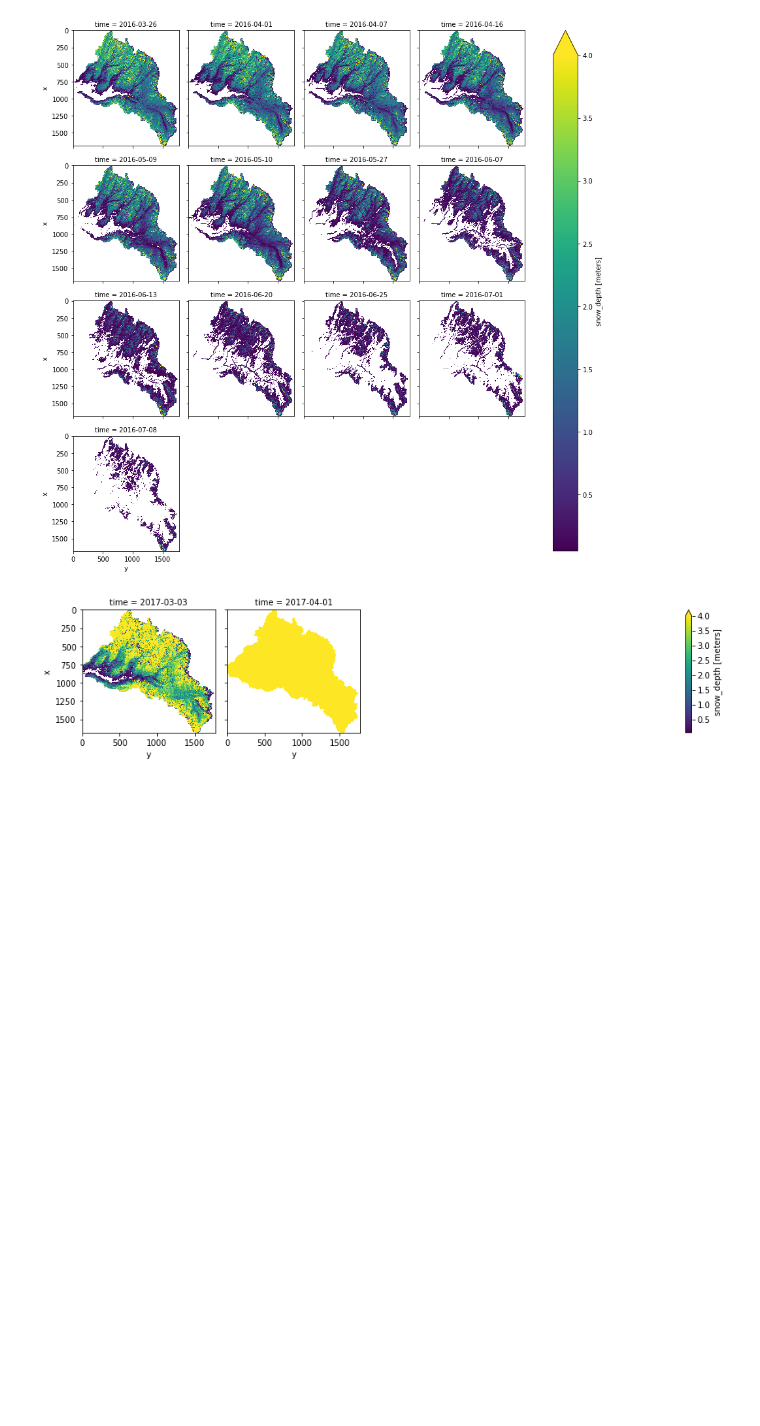
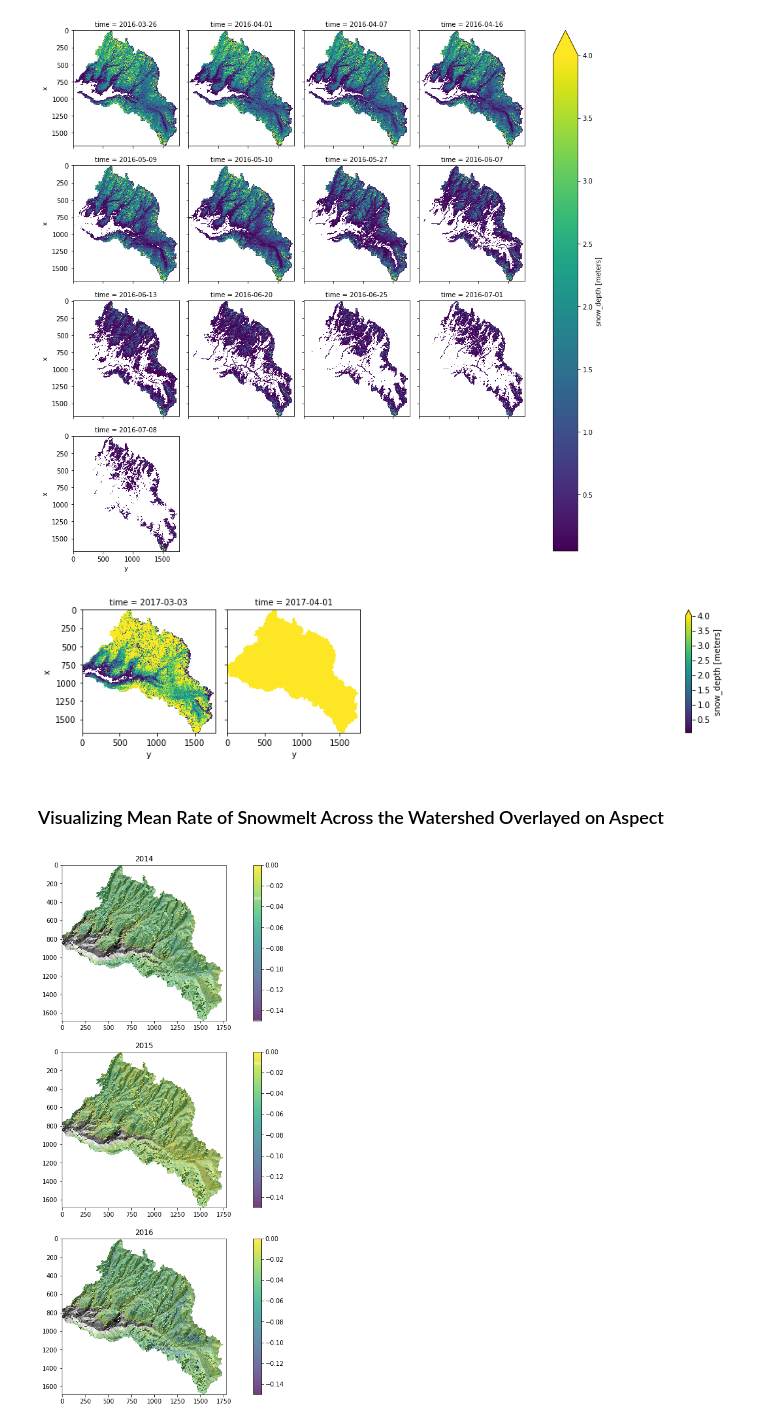
Before and after one commit to ngottlieb/ghw2018_snowmelt, a Jupyter notebook: Load And Visualize all ASO Data.ipynb, the cells around one changed output. Cells and saved outputs as stored; diff of their text form; code cells hidden in the pictures; blank space fills up the shorter version.

Commit message:
added visualization of mean diff across aspect for each year

```diff
--- a/Load And Visualize all ASO Data.ipynb
+++ b/Load And Visualize all ASO Data.ipynb
@@ -29,18 +29,18 @@ for (dirpath, dirnames, filenames) in walk('./ghw2018_snowmelt_data'):
 data = {
     '2014': [],
     '2015': [],
-    '2016': [],
-    '2017': []
+    '2016': []
 }
 
-dates = { '2014': [], '2015': [], '2016': [], '2017': [] }
+dates = { '2014': [], '2015': [], '2016': [] }
 
 for file in data_files:
     match = re.match("\w{2}(\d{4})(\d{4}).*", file)
     if match:
-        with rasterio.open(f'./ghw2018_snowmelt_data/{file}') as raster:
-            data[match.group(1)].append(raster.read(1)*mask)
-            dates[match.group(1)].append(parser.parse(match.group(1) + match.group(2)))
+        if match.group(1) in data.keys():
+            with rasterio.open(f'./ghw2018_snowmelt_data/{file}') as raster:
+                data[match.group(1)].append(raster.read(1)*mask)
+                dates[match.group(1)].append(parser.parse(match.group(1) + match.group(2)))
 # %% [markdown]
 ### Use Xarray to Generate Timepoint-by-timepoint Plots for All Data
 # %%
@@ -58,3 +58,42 @@ for year,values in data.items():
 [figure]
 [figure]
 [figure]
+# %% [markdown]
+### Visualizing Mean Rate of Snowmelt Across the Watershed Overlayed on Aspect
+# %%
+with rasterio.open('./ghw2018_snowmelt_data/aspect30m.tif') as raster:
+    aspect = raster.read(1)*mask
+
+plt.figure(figsize=(16,16))
+plot_number = 1
+
+for year,values in data.items():
+    data_matrices = np.asarray(values)
+    data_matrices = np.nan_to_num(data_matrices)
+    diffs = np.diff(data_matrices, axis=0)
+    # make sure all near-0s are nans and all positive values are nans for calculating snowmelt rate
+    modified_diffs = np.copy(diffs)
+    modified_diffs[abs(modified_diffs) < 0.001] = np.nan
+    modified_diffs[modified_diffs > 0] = np.nan
+
+    diffdays = []
+    curr_dates = dates[year]
+
+    for i in range(len(curr_dates)):
+        if i < len(curr_dates) - 1:
+            d1 = parser.parse(f"{curr_dates[i+1]}")
+            d2 = parser.parse(f"{curr_dates[i]}")
+            diffdays.append((d1 - d2).days)
+
+    for i in range(len(modified_diffs)):
+        modified_diffs[i] = modified_diffs[i] / diffdays[i]
+
+    mean_snowmelt_rate = np.nanmean(modified_diffs, axis=0)
+    plt.subplot(3,1, plot_number)
+    plt.imshow(aspect, cmap='Greys')
+    plt.imshow(mean_snowmelt_rate, vmin=-0.15, vmax=0, alpha=0.5)
+    plt.title(year)
+    plt.colorbar()
+    plot_number += 1
+# %% [output]
+[figure, added]
```
